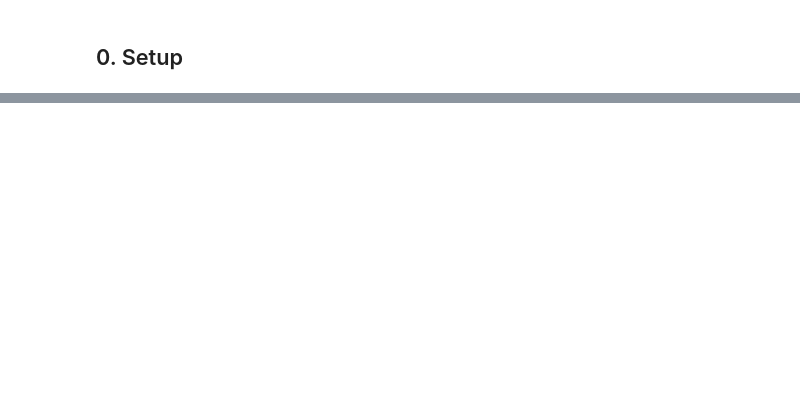
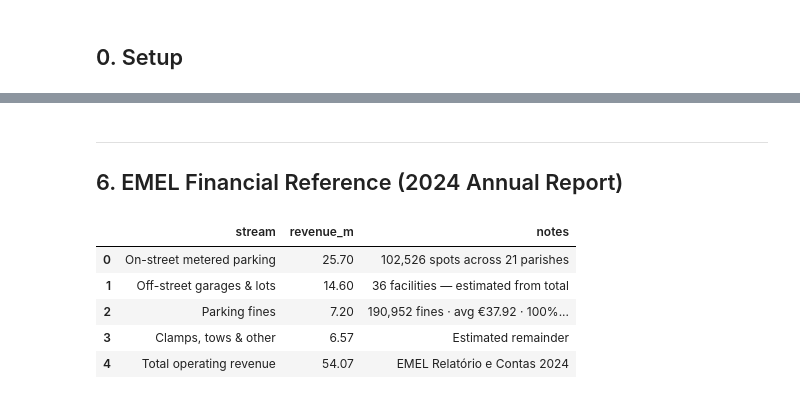
Before and after one commit to letter-b/lisbon-parking-analytics, a Jupyter notebook: ViaVerde/notebooks/01_eda.ipynb, the cells around one changed output, grey strips where cells are left out. Cells and saved outputs as stored; diff of their text form; code cells hidden in the pictures; blank space fills up the shorter version.

```diff
--- a/ViaVerde/notebooks/01_eda.ipynb
+++ b/ViaVerde/notebooks/01_eda.ipynb
@@ -228,0 +210,21 @@ print('✅ Saved emel_financials.csv')
+# %% [markdown]
+---
+## 6. EMEL Financial Reference (2024 Annual Report)
+# %%
+emel_financials = pd.DataFrame([
+    {'year': 2024, 'stream': 'On-street metered parking', 'revenue_eur': 25_700_000, 'notes': '102,526 spots across 21 parishes'},
+    {'year': 2024, 'stream': 'Off-street garages & lots',  'revenue_eur': 14_600_000, 'notes': '36 facilities — estimated from total'},
+    {'year': 2024, 'stream': 'Parking fines',              'revenue_eur':  7_200_000, 'notes': '190,952 fines · avg €37.92 · 100% retained from 2024'},
+    {'year': 2024, 'stream': 'Clamps, tows & other',       'revenue_eur':  6_571_000, 'notes': 'Estimated remainder'},
+    {'year': 2024, 'stream': 'Total operating revenue',    'revenue_eur': 54_071_000, 'notes': 'EMEL Relatório e Contas 2024'},
+])
+emel_financials['revenue_m'] = (emel_financials['revenue_eur'] / 1_000_000).round(2)
+
+emel_financials[['stream','revenue_m','notes']]
+# %% [output]
+|  | stream | revenue_m | notes |
+| 0 | On-street metered parking | 25.70 | 102,526 spots across 21 parishes |
+| 1 | Off-street garages & lots | 14.60 | 36 facilities — estimated from total |
+| 2 | Parking fines | 7.20 | 190,952 fines · avg €37.92 · 100%... |
+| 3 | Clamps, tows & other | 6.57 | Estimated remainder |
+| 4 | Total operating revenue | 54.07 | EMEL Relatório e Contas 2024 |
```
Also changed, not shown: parts of 38 cells of this notebook, 5 other files.
